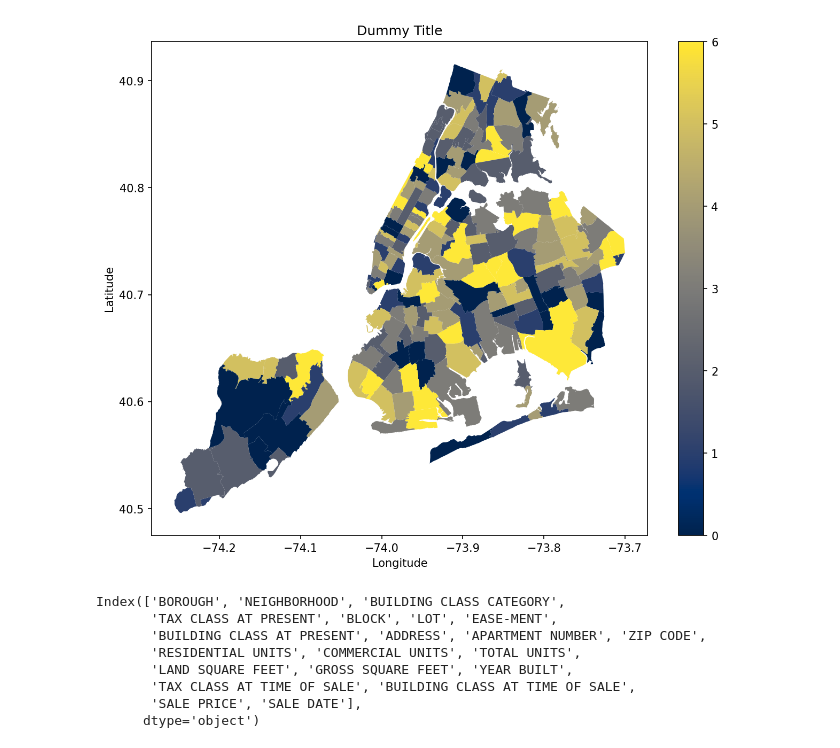
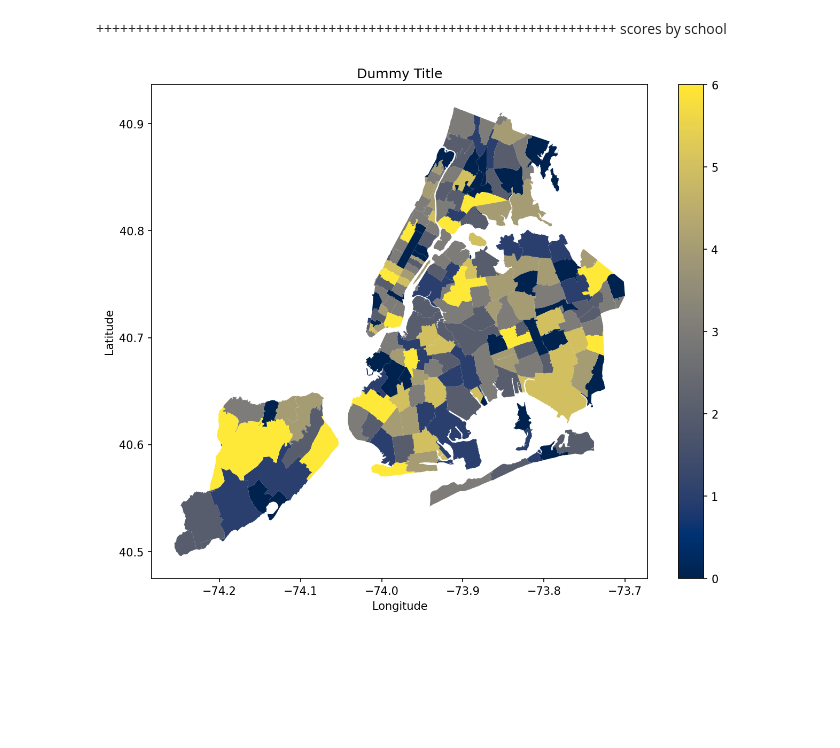
Before and after one commit to johnmays/wealth-and-SAT-NYC, a Jupyter notebook: notebooks/investigation.ipynb, the cells around one changed output. Drawn from its saved outputs; the diff is of its cells as text; code cells hidden in the pictures; blank space fills up the shorter version.

Commit message:
checkpoint: merged SAT and ZIP

```diff
--- a/notebooks/investigation.ipynb
+++ b/notebooks/investigation.ipynb
@@ -7,18 +7,18 @@ import matplotlib.pyplot as plt
 # %%
 mpl.rcParams['figure.dpi'] = 150
 # %%
-prices = pd.concat([pd.read_excel('./data/2010_queens.xls', header=3),
-                    pd.read_excel('./data/2010_bronx.xls', header=3),
-                    pd.read_excel('./data/2010_brooklyn.xls', header=3),
-                    pd.read_excel('./data/2010_manhattan.xls', header=3),
-                    pd.read_excel('./data/2010_statenisland.xls', header=3)
+prices = pd.concat([pd.read_excel('../data/2010_queens.xls', header=3),
+                    pd.read_excel('../data/2010_bronx.xls', header=3),
+                    pd.read_excel('../data/2010_brooklyn.xls', header=3),
+                    pd.read_excel('../data/2010_manhattan.xls', header=3),
+                    pd.read_excel('../data/2010_statenisland.xls', header=3)
                     ])
 
-SAT_scores = pd.read_csv('./data/SAT__College_Board__2010_School_Level_Results_20231216.csv')
+SAT_scores = pd.read_csv('../data/SAT__College_Board__2010_School_Level_Results_20231216.csv')
 
-high_schools = pd.read_csv('./data/2014_-_2015_DOE_High_School_Directory_20231216.csv')
+high_schools = pd.read_csv('../data/2014_-_2015_DOE_High_School_Directory_20231216.csv')
 
-zip_codes = gpd.read_file('./data/Modified Zip Code Tabulation Areas (MODZCTA)_20231216.geojson')
+zip_codes = gpd.read_file('../data/Modified Zip Code Tabulation Areas (MODZCTA)_20231216.geojson')
 # %%
 residential_building_class_categories = [
    '01  ONE FAMILY HOMES                        ',
@@ -48,30 +142,22 @@ mean_prices = prices.groupby('ZIP CODE').agg(['mean', 'count'])
+# %% [markdown]
++++++++++++++++++++++++++++++++++++++++++++++++++++++++++++++++++
+scores by school
 # %%
 merged_df = zip_codes.copy()
 # %%
-merged_df['Mean Housing Sale Price'] = 0
+merged_df['Mean Price'] = 0
 merged_df['Mean Housing Sale Price'] = np.random.randint(7, size=len(merged_df.index))
 # %%
 fig, ax = plt.subplots(1, figsize = (10, 8))
 ax = merged_df.plot(column='Mean Housing Sale Price', cmap='cividis', ax=ax)
 plt.colorbar(
     plt.cm.ScalarMappable(cmap='cividis', norm=plt.Normalize(
         vmin=merged_df['Mean Housing Sale Price'].min(),
-        vmax=merged_df['Mean Housing Sale Price'].max())))
+        vmax=merged_df['Mean Housing Sale Price'].max())),
+        ax = ax)
 plt.xlabel('Longitude')
 plt.ylabel('Latitude')
 plt.title('Dummy Title')
 plt.show();
 # %% [output]
-[figure, old version]
+[figure, new version]
-# %%
-manhattan = pd.read_excel('./data/2010_manhattan.xls', header=3)
-manhattan.columns
-# %% [output]
-Index(['BOROUGH', 'NEIGHBORHOOD', 'BUILDING CLASS CATEGORY',
-       'TAX CLASS AT PRESENT', 'BLOCK', 'LOT', 'EASE-MENT',
-       'BUILDING CLASS AT PRESENT', 'ADDRESS', 'APARTMENT NUMBER', 'ZIP CODE',
-       'RESIDENTIAL UNITS', 'COMMERCIAL UNITS', 'TOTAL UNITS',
-       'LAND SQUARE FEET', 'GROSS SQUARE FEET', 'YEAR BUILT',
-       'TAX CLASS AT TIME OF SALE', 'BUILDING CLASS AT TIME OF SALE',
-       'SALE PRICE', 'SALE DATE'],
-      dtype='object')
```
Also changed, not shown: parts of 16 cells of this notebook, 2 other files.
